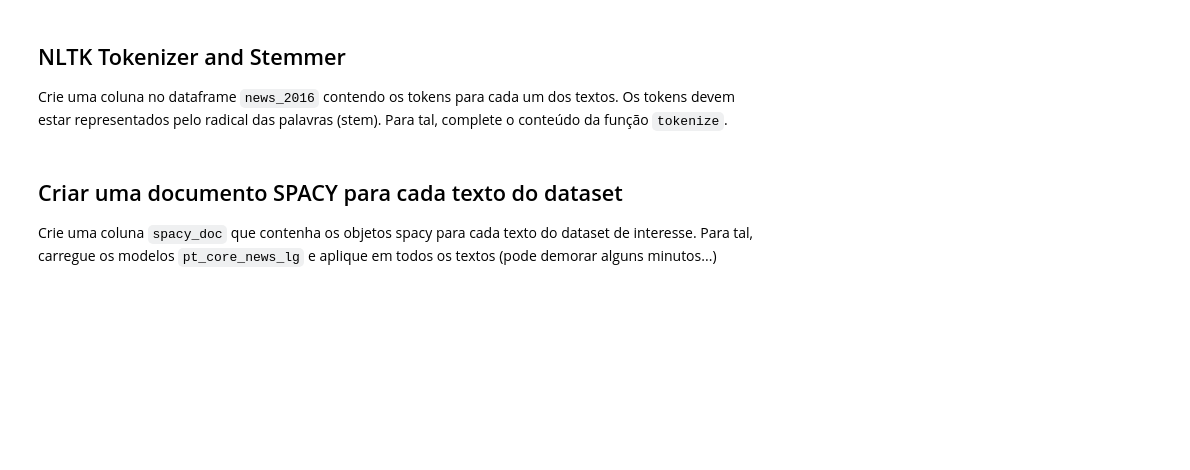
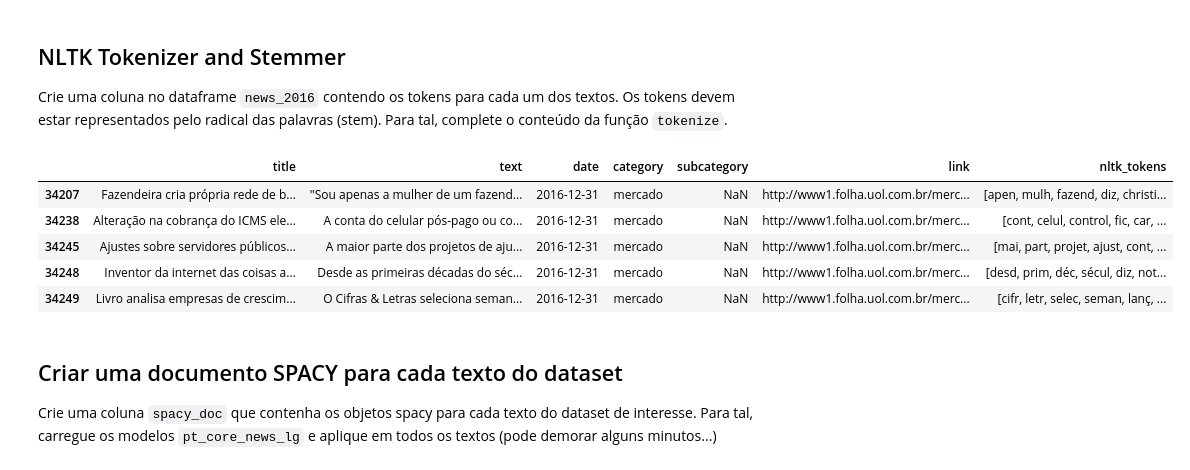
Before and after one commit to ljcunha/pos_infnet, a Jupyter notebook: Questionário_Projeto_de_Disciplina_de_Text_Mining.ipynb, the cells around one changed output. Cells and saved outputs as stored; diff of their text form; code cells hidden in the pictures; blank space fills up the shorter version.

```diff
--- a/Questionário_Projeto_de_Disciplina_de_Text_Mining.ipynb
+++ b/Questionário_Projeto_de_Disciplina_de_Text_Mining.ipynb
@@ -203,5 +203,10 @@ SEED = 123
 Filtre os dados do DataFrame df e crie um DataFrame news_2016 que contenha apenas notícias de **2016** e da categoria **mercado**.
 # %%
 df['date'] = pd.to_datetime(df.date)
+
+#################################### LEONARDO CUNHA ###########################################
 # Create a dataframe named news_2016
 # news_2016 =
+news_2016 = df[(df['date'].dt.year == 2016) & (df['category'].str.lower() == 'mercado')] # Filtrando apenas as linhas de 2016 e categoria 'mercado' - Leonardo Cunha
+
+###############################################################################################
@@ -221,10 +238,44 @@ def tokenize(text: str) -> List:
     IMPORTANT: Only tokens with alphabetic
                characters will be returned.
   """
+  ################################## LEONARDO CUNHA ########################################
   #escreva seu código aqui
   #return
+  from nltk.tokenize import word_tokenize
+  from nltk.corpus import stopwords
+  from nltk.stem import RSLPStemmer
+  stop_words = set(stopwords.words('portuguese'))
+
+  stemmer = RSLPStemmer()
+  tokens = word_tokenize(text, language='portuguese')
+
+  # Remove stopwords e aplica stemming apenas em tokens alfabéticos
+  stemmed_tokens = [
+        stemmer.stem(token.lower())
+        for token in tokens
+        if token.isalpha() and token.lower() not in stop_words
+    ]
+  return stemmed_tokens
+
+
+  ##########################################################################################
 
 news_2016.loc[:, 'nltk_tokens'] = news_2016.text.progress_map(tokenize)
+# %%
+################################## LEONARDO CUNHA ########################################
+# Testando a saída para ver se uma coluna foi criada com os tokens NLTK com os radicais
+# e sem as stopwords
+
+news_2016.head()
+
+##########################################################################################
+# %% [output]
+|  | title | text | date | category | subcategory | link | nltk_tokens |
+| 34207 | Fazendeira cria própria rede de b... | "Sou apenas a mulher de um fazend... | 2016-12-31 | mercado | NaN | http://www1.folha.uol.com.br/merc... | [apen, mulh, fazend, diz, christi... |
+| 34238 | Alteração na cobrança do ICMS ele... | A conta do celular pós-pago ou co... | 2016-12-31 | mercado | NaN | http://www1.folha.uol.com.br/merc... | [cont, celul, control, fic, car, ... |
+| 34245 | Ajustes sobre servidores públicos... | A maior parte dos projetos de aju... | 2016-12-31 | mercado | NaN | http://www1.folha.uol.com.br/merc... | [mai, part, projet, ajust, cont, ... |
+| 34248 | Inventor da internet das coisas a... | Desde as primeiras décadas do séc... | 2016-12-31 | mercado | NaN | http://www1.folha.uol.com.br/merc... | [desd, prim, déc, sécul, diz, not... |
+| 34249 | Livro analisa empresas de crescim... | O Cifras & Letras seleciona seman... | 2016-12-31 | mercado | NaN | http://www1.folha.uol.com.br/merc... | [cifr, letr, selec, seman, lanç, ... |
 # %% [markdown]
 ## Criar uma documento SPACY para cada texto do dataset
 
```
Also changed, not shown: parts of 1 cell of this notebook.
